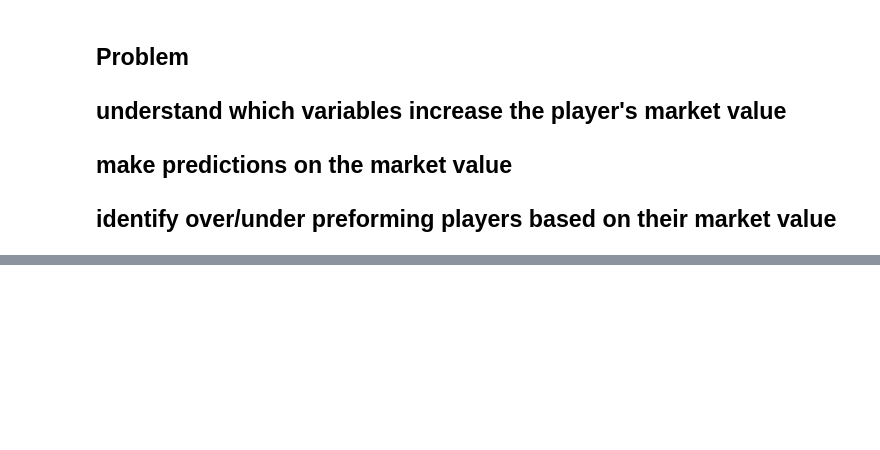
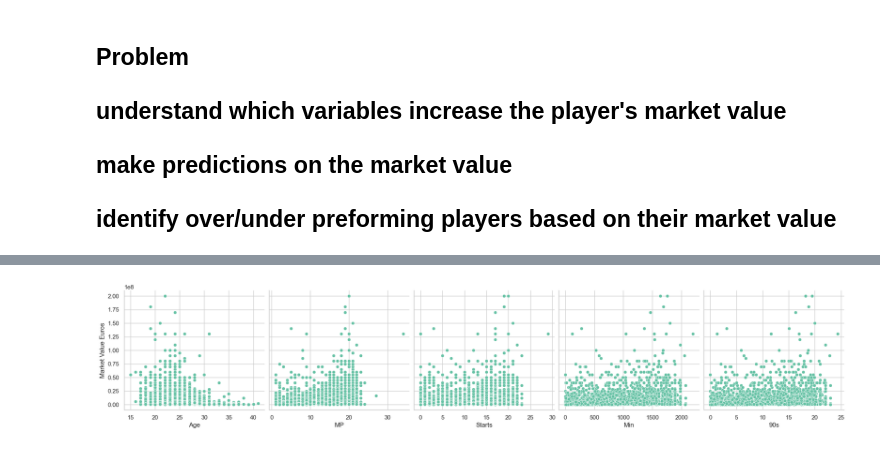
Before and after one commit to ZahraZellazi/Football_Player_Market_Value, a Jupyter notebook: MarketValuePrediction.ipynb, the cells around one changed output, grey strips where cells are left out. Saved outputs shown, nothing was run; the diff lists cells and outputs as text; code cells hidden in the pictures; blank space fills up the shorter version.

Commit message:
DataUnderstanding And DataVisualization

```diff
--- a/MarketValuePrediction.ipynb
+++ b/MarketValuePrediction.ipynb
@@ -38,0 +227,3 @@ player_raw.head()
+# %%
+# fixing the NA value
+player_raw['Nation'] = player_raw['Nation'].fillna('Other')
@@ -38,0 +240,19 @@ player_raw.head()
+# %%
+# Aggregating the duplicated players
+player_agg = player_raw.groupby(['Player'], as_index = False).agg({'Nation':'first', 'Pos':'first', 'Squad':'first', 'Comp':'first', 'Age':'first', 'MP':'sum', 'Starts':'sum',
+        'Min':'sum', '90s':'sum', 'Goals':'sum', 'SoT':'sum', 'SoT%':'mean', 'G/Sh':'mean', 'G/SoT':'mean',
+         'ShoDist':'mean', 'ShoFK':'sum', 'ShoPK':'sum', 'PKatt':'sum', 'PasTotCmp':'sum', 'PasTotAtt':'sum', 'PasTotCmp%':'mean', 'PasTotDist':'sum',
+         'PasTotPrgDist':'sum', 'PasShoCmp':'sum', 'PasShoAtt':'sum', 'PasShoCmp%':'mean', 'PasMedCmp':'sum',
+          'PasMedAtt':'sum', 'PasMedCmp%':'mean', 'PasLonCmp':'sum', 'PasLonAtt':'sum', 'PasLonCmp%':'mean', 'Assists':'sum', 'PasAss':'sum',
+          'Pas3rd':'sum', 'PPA':'sum', 'CrsPA':'sum', 'PasProg':'sum', 'PasAtt':'sum', 'PasLive':'sum', 'PasDead':'sum', 'PasFK':'sum', 'TB':'sum', 'Sw':'sum', 'PasCrs':'sum',
+        'TI':'sum', 'CK':'sum', 'CkIn':'sum', 'CkOut':'sum', 'CkStr':'sum', 'PasCmp':'sum', 'PasOff':'sum', 'PasBlocks':'sum', 'SCA':'sum', 'ScaPassLive':'sum',
+            'ScaPassDead':'sum', 'ScaDrib':'sum', 'ScaSh':'sum', 'ScaFld':'sum', 'ScaDef':'sum', 'GCA':'sum', 'GcaPassLive':'sum', 'GcaPassDead':'sum', 'GcaDrib':'sum',
+         'GcaSh':'sum', 'GcaFld':'sum', 'GcaDef':'sum', 'Tkl':'sum', 'TklWon':'sum', 'TklDef3rd':'sum', 'TklMid3rd':'sum', 'TklAtt3rd':'sum', 'TklDri':'sum', 'TklDriAtt':'sum',
+        'TklDri%':'mean', 'TklDriPast':'sum', 'Blocks':'sum', 'BlkSh':'sum', 'BlkPass':'sum', 'Int':'sum', 'Tkl+Int':'sum', 'Clr':'sum', 'Err':'sum', 'Touches':'sum', 'TouDefPen':'sum', 'TouDef3rd':'sum', 'TouMid3rd':'sum', 'TouAtt3rd':'sum', 'TouAttPen':'sum'
+        , 'TouLive':'sum', 'ToAtt':'sum', 'ToSuc':'sum', 'ToSuc%':'mean', 'ToTkl':'sum', 'ToTkl%':'mean', 'Carries':'sum', 'CarTotDist':'sum',
+         'CarPrgDist':'sum', 'CarProg':'sum', 'Car3rd':'sum', 'CPA':'sum', 'CarMis':'sum', 'CarDis':'sum', 'Rec':'sum', 'RecProg':'sum', 'CrdY':'sum',
+           'CrdR':'sum', '2CrdY':'sum', 'Fls':'sum', 'Fld':'sum', 'Off':'sum', 'Crs':'sum', 'TklW':'sum', 'PKwon':'sum', 'OG':'sum', 'Recov':'sum',
+        'AerWon':'sum', 'AerLost':'sum' , 'Market Value Euros':'mean'})
+
+# checking for duplication again
+player_agg[player_agg.duplicated('Player', keep=False) == True]
@@ -38,0 +286,4 @@ player_raw.head()
+# %%
+g = sns.pairplot(data=player_agg,y_vars=['Market Value Euros'],x_vars=['Age', 'MP', 'Starts', 'Min', '90s'], height = 4)
+# %% [output]
+[figure, added]
```
Also changed, not shown: parts of 33 cells of this notebook.
